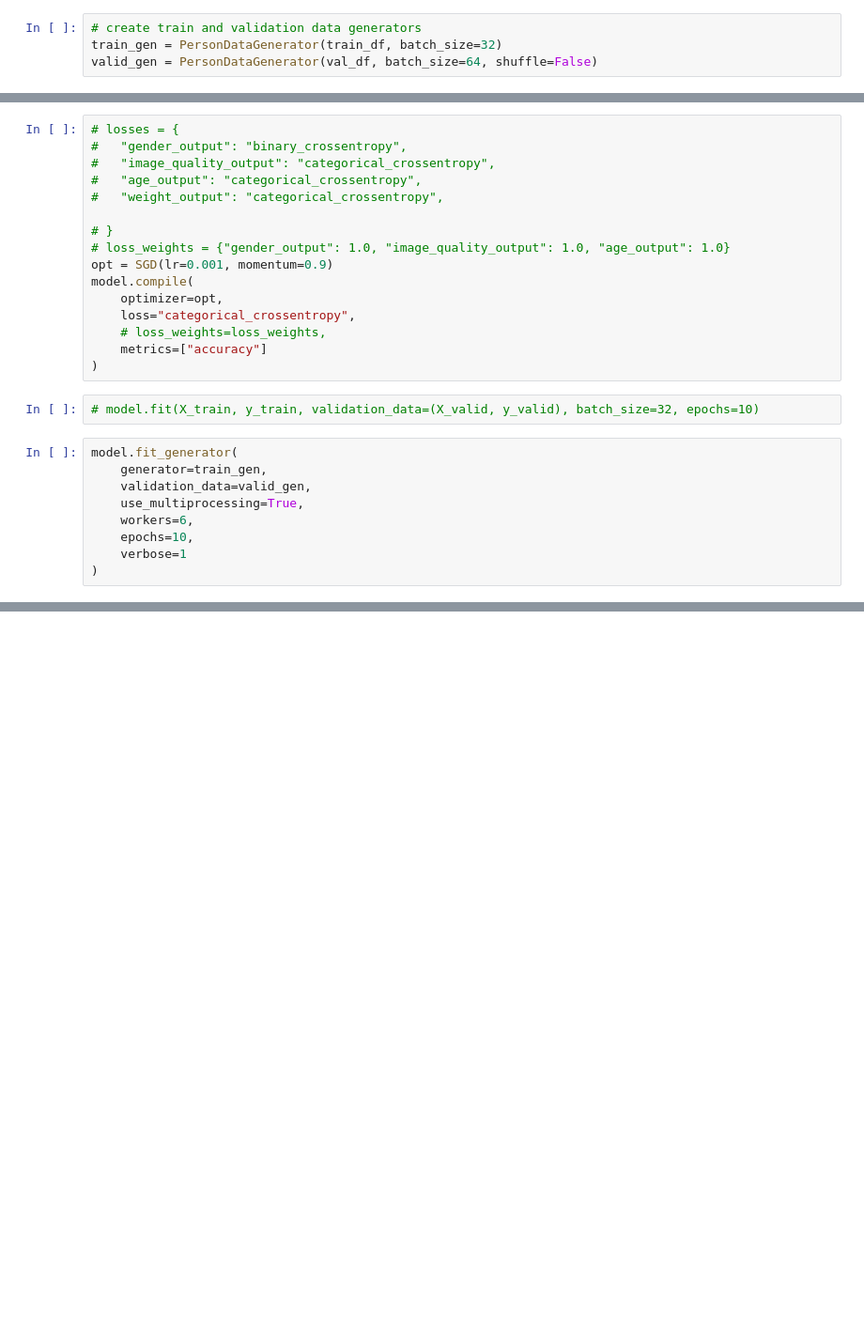
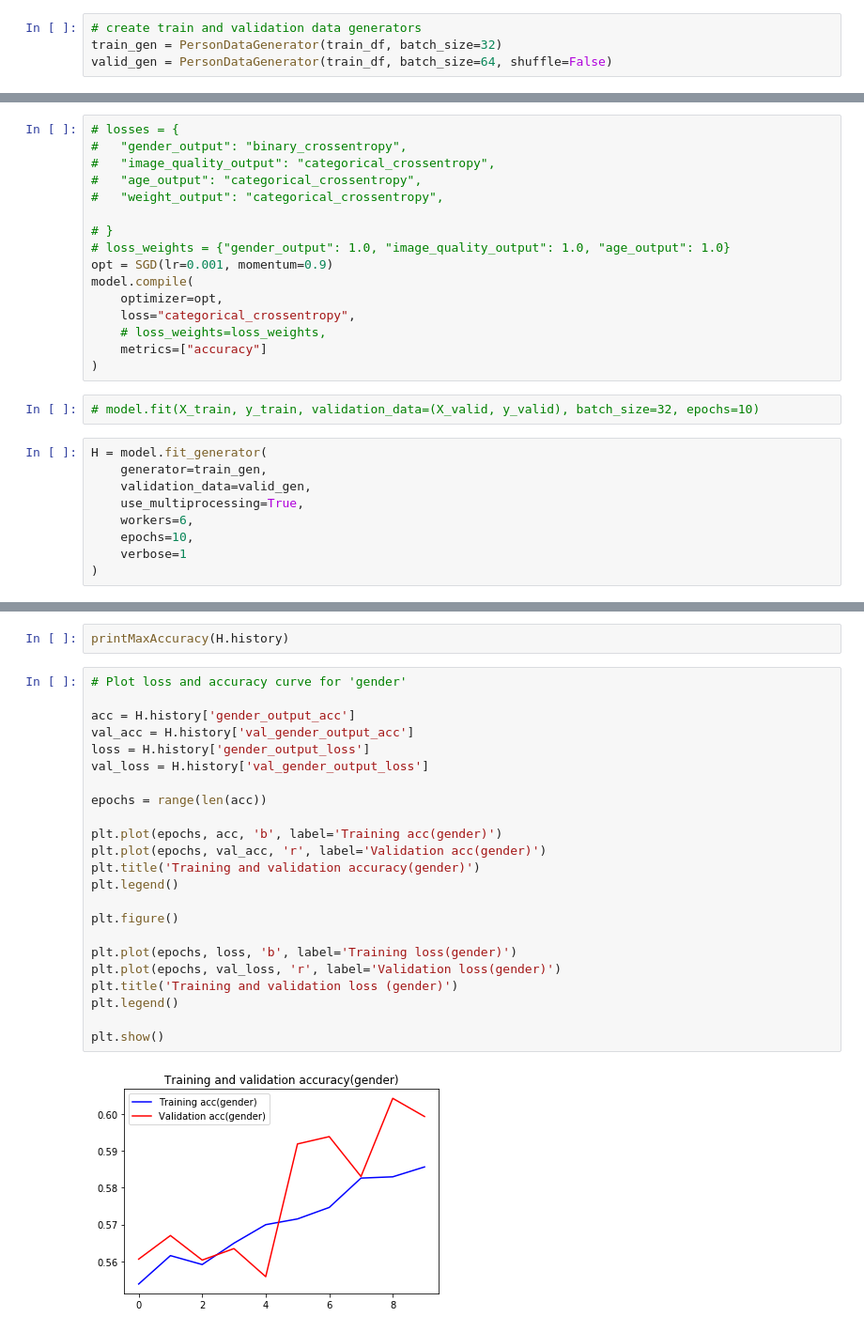
Before and after one commit to praveenraghuvanshi1512/EIP4, a Jupyter notebook: Session5/Assignment5/EIP4_A5_Praveen_Raghuvanshi.ipynb, the cells around one changed output, grey strips where cells are left out. Shown at 94% size. Drawn from its saved outputs; the diff is of its cells as text; blank space fills up the shorter version.

```diff
--- a/Session5/Assignment5/EIP4_A5_Praveen_Raghuvanshi.ipynb
+++ b/Session5/Assignment5/EIP4_A5_Praveen_Raghuvanshi.ipynb
@@ -125,7 +125,7 @@ train_df.head()
 # %%
 # create train and validation data generators
 train_gen = PersonDataGenerator(train_df, batch_size=32)
-valid_gen = PersonDataGenerator(val_df, batch_size=64, shuffle=False)
+valid_gen = PersonDataGenerator(train_df, batch_size=64, shuffle=False)
 # %%
 # get number of output units from data
 images, targets = next(iter(train_gen))
@@ -194,7 +214,7 @@ model.compile(
 # %%
 # model.fit(X_train, y_train, validation_data=(X_valid, y_valid), batch_size=32, epochs=10)
 # %%
-model.fit_generator(
+H = model.fit_generator(
     generator=train_gen,
     validation_data=valid_gen,
     use_multiprocessing=True,
@@ -206,0 +232,27 @@ model
+# %%
+printMaxAccuracy(H.history)
+# %%
+# Plot loss and accuracy curve for 'gender'
+
+acc = H.history['gender_output_acc']
+val_acc = H.history['val_gender_output_acc']
+loss = H.history['gender_output_loss']
+val_loss = H.history['val_gender_output_loss']
+
+epochs = range(len(acc))
+
+plt.plot(epochs, acc, 'b', label='Training acc(gender)')
+plt.plot(epochs, val_acc, 'r', label='Validation acc(gender)')
+plt.title('Training and validation accuracy(gender)')
+plt.legend()
+
+plt.figure()
+
+plt.plot(epochs, loss, 'b', label='Training loss(gender)')
+plt.plot(epochs, val_loss, 'r', label='Validation loss(gender)')
+plt.title('Training and validation loss (gender)')
+plt.legend()
+
+plt.show()
+# %% [output]
+[figure, added]
```
Also changed, not shown: parts of 4 cells of this notebook.
